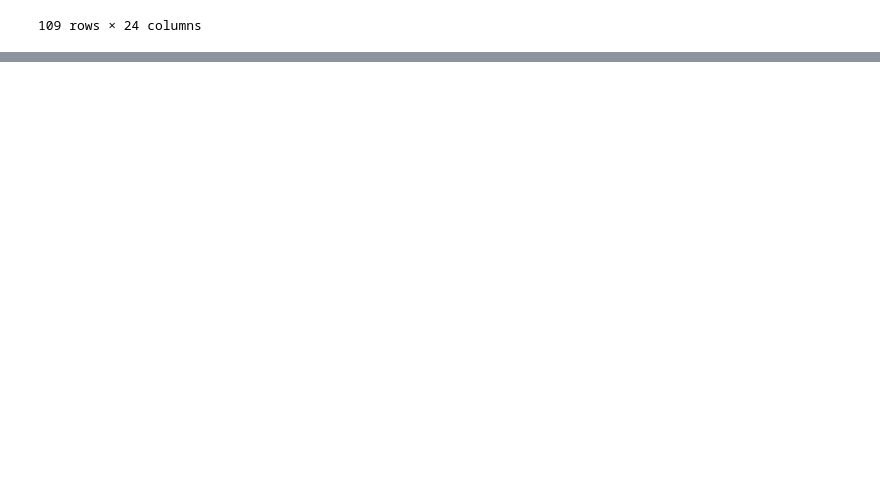
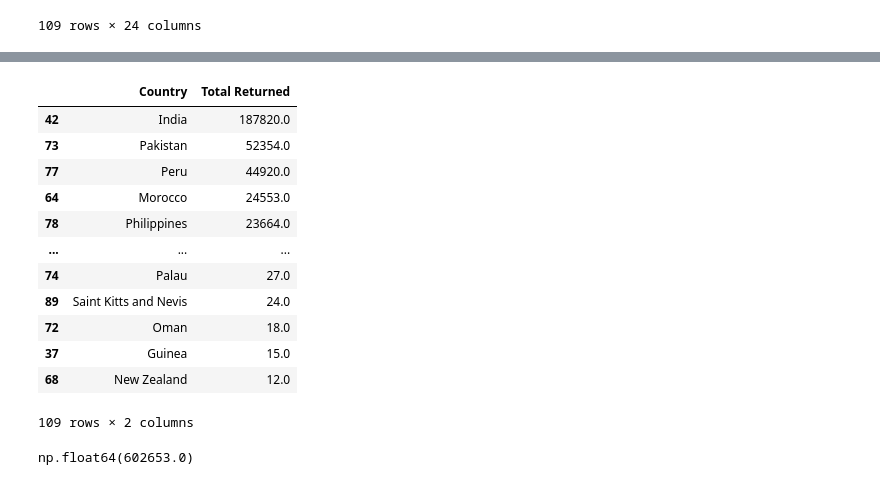
Before and after one commit to yrmo/gcinfo, a Jupyter notebook: repatriation-of-canadian-citizens-and-permanent-residents-due-to-corona-virus-on-assisted-departures-and-facilitated-flights-2020.ipynb, the cells around one changed output, grey strips where cells are left out. Drawn from its saved outputs; the diff is of its cells as text; code cells hidden in the pictures; blank space fills up the shorter version.

```diff
--- a/repatriation-of-canadian-citizens-and-permanent-residents-due-to-corona-virus-on-assisted-departures-and-facilitated-flights-2020.ipynb
+++ b/repatriation-of-canadian-citizens-and-permanent-residents-due-to-corona-virus-on-assisted-departures-and-facilitated-flights-2020.ipynb
@@ -73,0 +137,3 @@ array(['GC Country Short Name English |GC Nom abrégé pays anglais',
+# %%
+df_english_total_number_returned = df_english.iloc[:, 1:].sum(axis=1)
+df_english_total_number_returned
@@ -73,0 +153,24 @@ array(['GC Country Short Name English |GC Nom abrégé pays anglais',
+# %%
+df_english_total_number_returned_combined = pd.DataFrame({
+    "Country": df["GC Country Short Name English |GC Nom abrégé pays anglais"],
+    "Total Returned": df_english_total_number_returned
+})
+df_english_total_number_returned_combined.sort_values(by="Total Returned", ascending=False)
+# %% [output]
+|  | Country | Total Returned |
+| 42 | India | 187820.0 |
+| 73 | Pakistan | 52354.0 |
+| 77 | Peru | 44920.0 |
+| 64 | Morocco | 24553.0 |
+| 78 | Philippines | 23664.0 |
+| ... | ... | ... |
+| 74 | Palau | 27.0 |
+| 89 | Saint Kitts and Nevis | 24.0 |
+| 72 | Oman | 18.0 |
+| 37 | Guinea | 15.0 |
+| 68 | New Zealand | 12.0 |
+109 rows × 2 columns
+# %%
+df_english_total_number_returned_combined["Total Returned"].sum()
+# %% [output]
+np.float64(602653.0)
```
Also changed, not shown: parts of 8 cells of this notebook.
